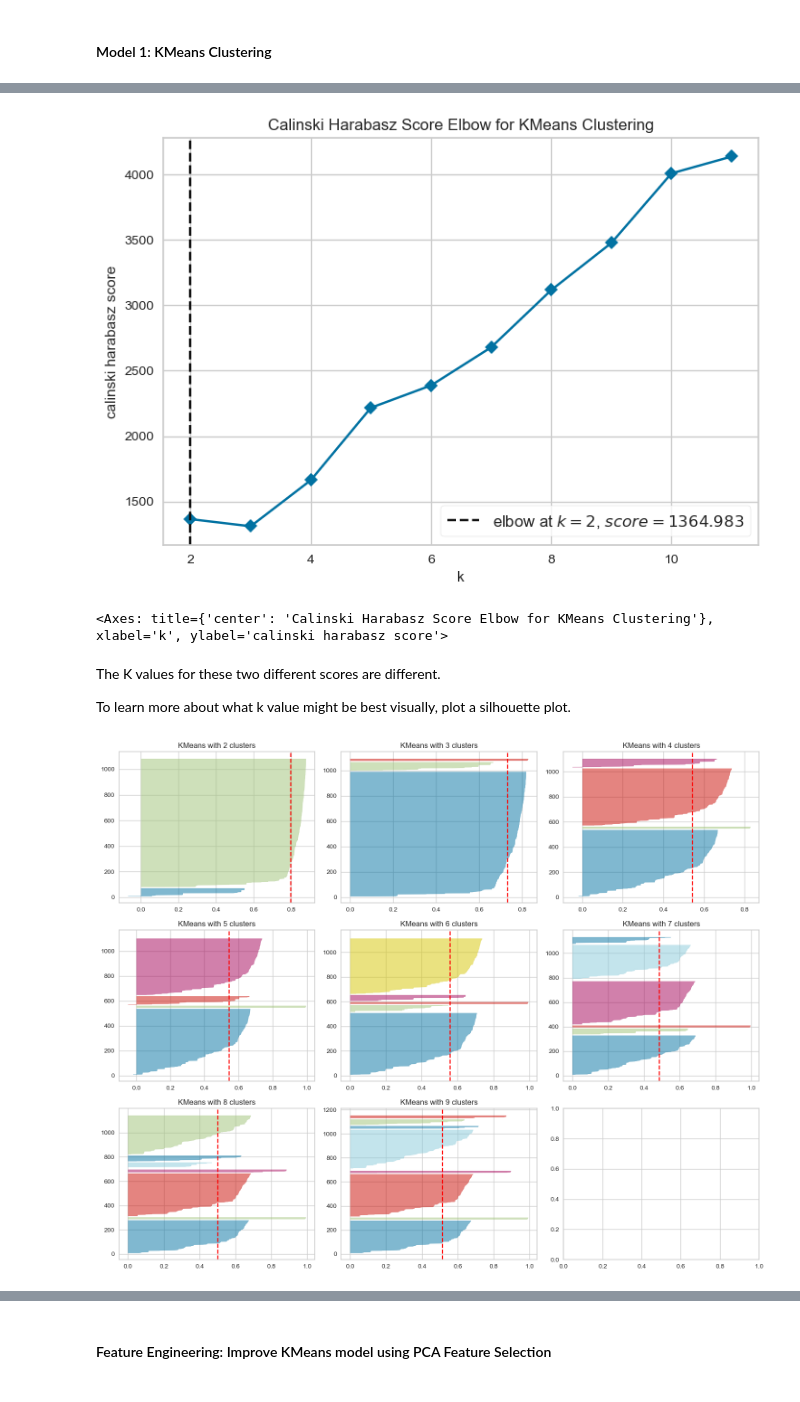
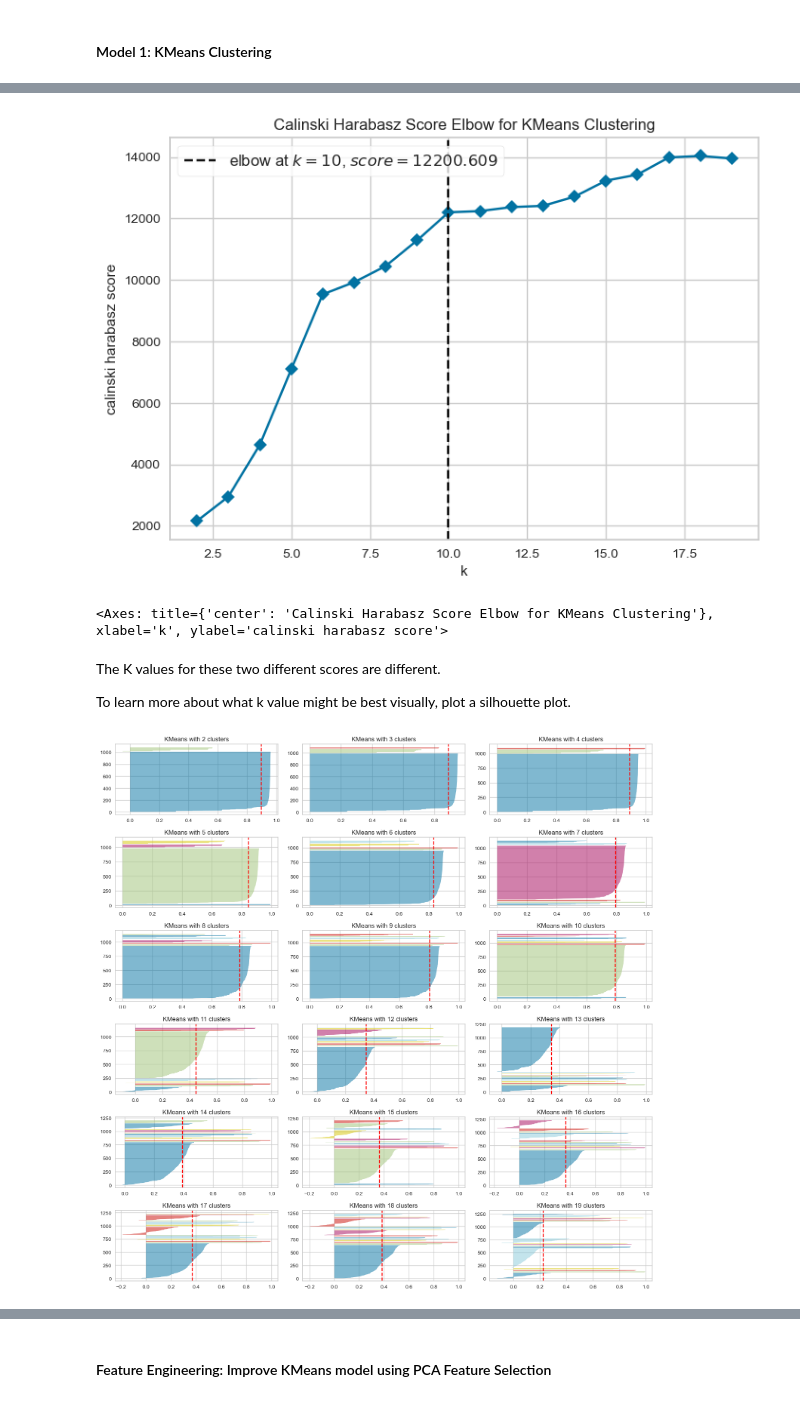
Before and after one commit to MLFP-90803-SP24-FinalProjects/Team13-ML-finalProject-Unveiling-the-Future-of-Women-in-STEM, a Jupyter notebook: Question3Sara.ipynb, the cells around one changed output, grey strips where cells are left out. Cells and saved outputs as stored; diff of their text form; code cells hidden in the pictures.

```diff
--- a/Question3Sara.ipynb
+++ b/Question3Sara.ipynb
@@ -90,7 +90,7 @@ X['Country Label'] = label_encoder.fit_transform(X['Country'])
 X_withCountry = X
 
 # Remove non-numeric Country column from data for model
-X = X.drop(columns='Country')
+X = X.drop(columns=['Country', 'Country Label'])
 X
 # %% [output]
 |  | Year | A woman can be head of household ... | A woman can choose where to live ... | A woman can get a job in the same... | A woman can obtain a judgment of ... | ... |
@@ -123,12 +139,12 @@ sns.scatterplot(data=X, x='Fertility rate, total (births per woman)', y='Length
 # %% [markdown]
 #### Model 1: KMeans Clustering
 # %%
-#Create a Kmeans model and plot the number of Ks between 2 and 12
+#Create a Kmeans model and plot the number of Ks between 2 and 20
 seed = 17
 
 model = KMeans(random_state=seed, n_init=10)
 
-visualizer = KElbowVisualizer(model, k=(2,12), timings=False)
+visualizer = KElbowVisualizer(model, k=(2,20), timings=False)
 visualizer.fit(X)
 visualizer.show()
 # %% [output]
@@ -136,13 +152,13 @@ visualizer.show()
 <Axes: title={'center': 'Distortion Score Elbow for KMeans Clustering'}, xlabel='k', ylabel='distortion score'>
 # %%
-#Create a Kmeans model and plot the number of Ks between 2 and 12 using calinski_harabasz score
+#Create a Kmeans model and plot the number of Ks between 2 and 20 using calinski_harabasz score
 
 model = KMeans(random_state=seed, n_init=10)
-visualizer = KElbowVisualizer(model, k=(2,12), timings=False, metric='calinski_harabasz', locate_elbow=True)
+visualizer = KElbowVisualizer(model, k=(2,20), timings=False, metric='calinski_harabasz', locate_elbow=True)
 visualizer.fit(X)
 visualizer.show()
 # %% [output]
-[figure, old version]
+[figure, new version]
 <Axes: title={'center': 'Calinski Harabasz Score Elbow for KMeans Clustering'}, xlabel='k', ylabel='calinski harabasz score'>
 # %% [markdown]
 The K values for these two different scores are different.
@@ -150,33 +166,33 @@ The K values for these two different scores are different.
 To learn more about what k value might be best visually, plot a silhouette plot.
 # %%
 # Create a subplot grid
-fig, ax = plt.subplots(3, 3, figsize=(15, 12))
+fig, ax = plt.subplots(6, 3, figsize=(15, 15))
 j = 0
 h = 0
 
-for i in range(2, 10):
+for i in range(2, 20):
 
     # Initialize the KMeans model
     model = KMeans(random_state=seed, n_clusters=i, n_init = 10)
 
     # Create a SilhouetteVisualizer for the current model
     viz = SilhouetteVisualizer(model, colors='yellowbrick', ax=ax[h][j])
 
     # Fit the visualizer
     viz.fit(X)
 
     # Set the title for each subplot
     ax[h][j].set_title(f'KMeans with {i} clusters')
 
     # Update the subplot position
     if j < 2:
         j += 1
     else:
         j = 0
         h += 1
 
 # Show the plot
 plt.tight_layout()
 plt.show()
 # %% [output]
-[figure, old version]
+[figure, new version]
```
Also changed, not shown: parts of 102 cells of this notebook.
